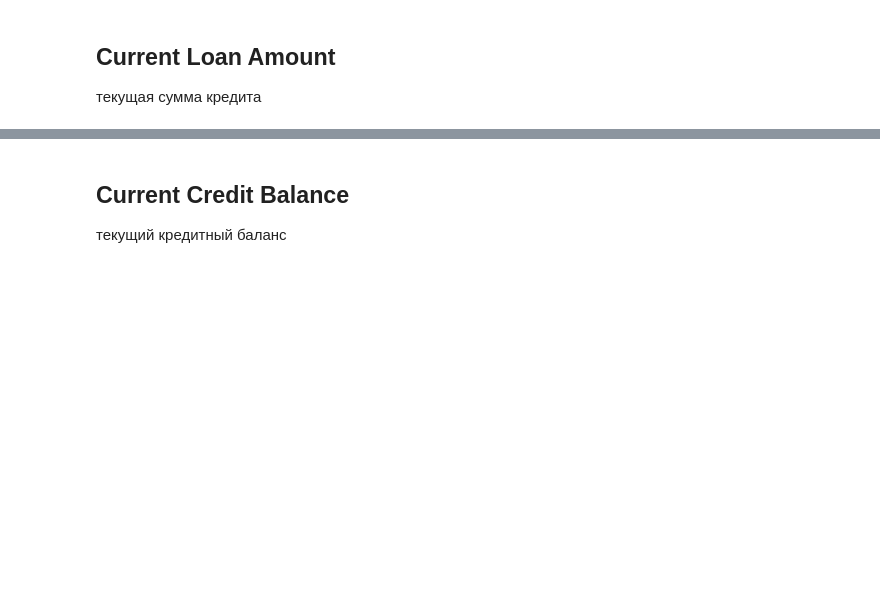
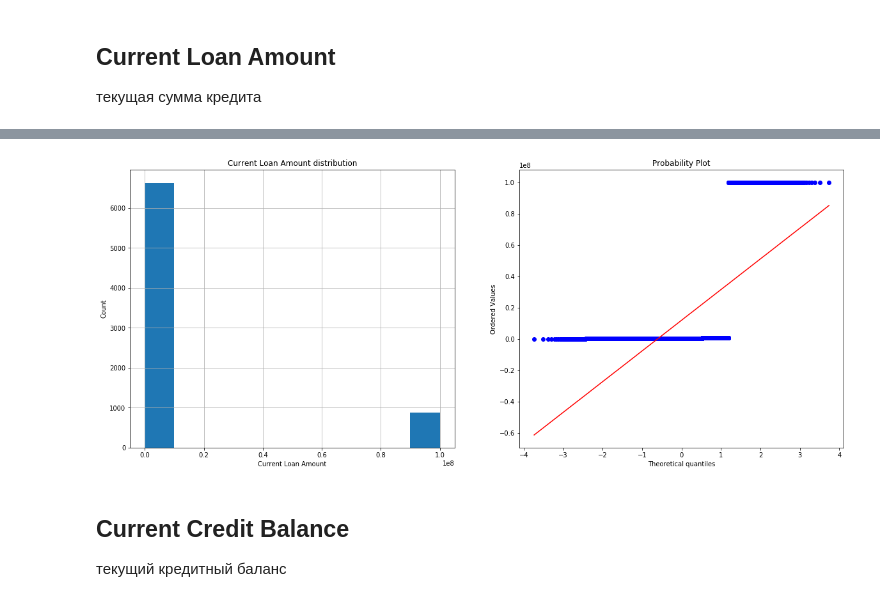
Before and after one commit to Aleksei741/Python_Lesson, a Jupyter notebook: Библиотеки Python для Data Science продолжение/course_project/AKraev_solution.ipynb, the cells around one changed output, grey strips where cells are left out. Cells and saved outputs as stored; diff of their text form; code cells hidden in the pictures; blank space fills up the shorter version.

```diff
--- a/Библиотеки Python для Data Science продолжение/course_project/AKraev_solution.ipynb
+++ b/Библиотеки Python для Data Science продолжение/course_project/AKraev_solution.ipynb
@@ -509,3 +643,7 @@ df_train.loc[ df_train['Current Loan Amount'] > df_train['Current Loan Amount'].
+# %%
+hist_qq('Current Loan Amount')
+# %% [output]
+[figure, added]
 # %% [markdown]
 ## Current Credit Balance
 текущий кредитный баланс
```
Also changed, not shown: parts of 86 cells of this notebook.
